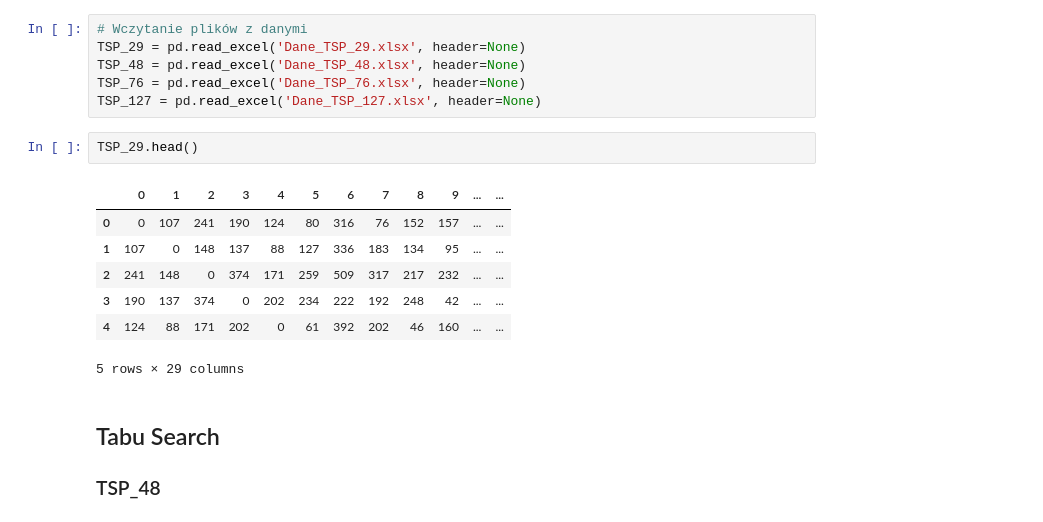
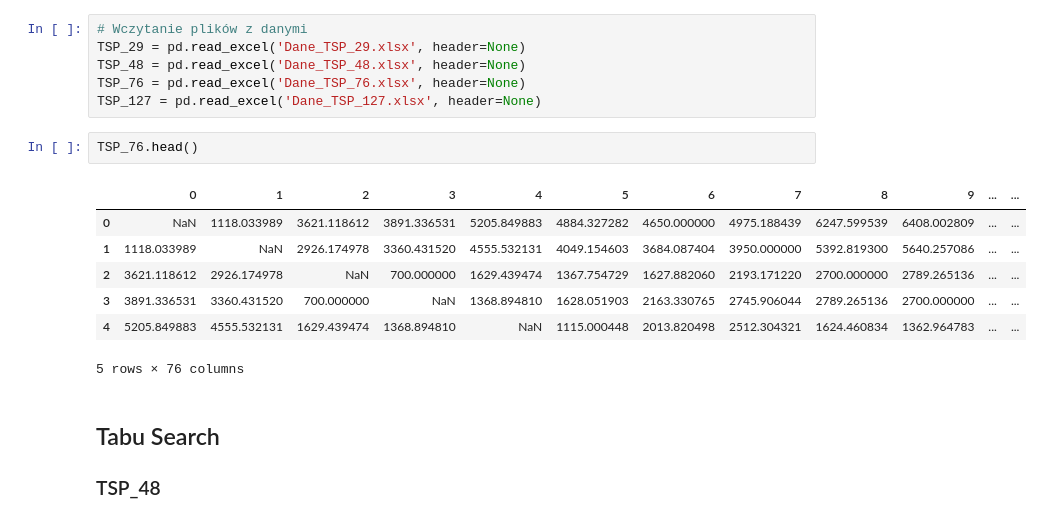
Before and after one commit to Alex4ndro5/ProjektTSP, a Jupyter notebook: Projekt_TSP.ipynb, the cells around one changed output. Drawn from its saved outputs; the diff is of its cells as text.

```diff
--- a/Projekt_TSP.ipynb
+++ b/Projekt_TSP.ipynb
@@ -14,15 +14,15 @@ TSP_48 = pd.read_excel('Dane_TSP_48.xlsx', header=None)
 TSP_76 = pd.read_excel('Dane_TSP_76.xlsx', header=None)
 TSP_127 = pd.read_excel('Dane_TSP_127.xlsx', header=None)
 # %%
-TSP_29.head()
+TSP_76.head()
 # %% [output]
 |  | 0 | 1 | 2 | 3 | 4 | 5 | 6 | 7 | 8 | 9 | ... | ... |
-| 0 | 0 | 107 | 241 | 190 | 124 | 80 | 316 | 76 | 152 | 157 | ... | ... |
-| 1 | 107 | 0 | 148 | 137 | 88 | 127 | 336 | 183 | 134 | 95 | ... | ... |
-| 2 | 241 | 148 | 0 | 374 | 171 | 259 | 509 | 317 | 217 | 232 | ... | ... |
-| 3 | 190 | 137 | 374 | 0 | 202 | 234 | 222 | 192 | 248 | 42 | ... | ... |
-| 4 | 124 | 88 | 171 | 202 | 0 | 61 | 392 | 202 | 46 | 160 | ... | ... |
+| 0 | NaN | 1118.033989 | 3621.118612 | 3891.336531 | 5205.849883 | 4884.327282 | 4650.000000 | 4975.188439 | 6247.599539 | 6408.002809 | ... | ... |
+| 1 | 1118.033989 | NaN | 2926.174978 | 3360.431520 | 4555.532131 | 4049.154603 | 3684.087404 | 3950.000000 | 5392.819300 | 5640.257086 | ... | ... |
+| 2 | 3621.118612 | 2926.174978 | NaN | 700.000000 | 1629.439474 | 1367.754729 | 1627.882060 | 2193.171220 | 2700.000000 | 2789.265136 | ... | ... |
+| 3 | 3891.336531 | 3360.431520 | 700.000000 | NaN | 1368.894810 | 1628.051903 | 2163.330765 | 2745.906044 | 2789.265136 | 2700.000000 | ... | ... |
+| 4 | 5205.849883 | 4555.532131 | 1629.439474 | 1368.894810 | NaN | 1115.000448 | 2013.820498 | 2512.304321 | 1624.460834 | 1362.964783 | ... | ... |
-5 rows × 29 columns
+5 rows × 76 columns
 # %% [markdown]
 ## Tabu Search
 ### TSP_48
```
Also changed, not shown: parts of 6 cells of this notebook, 2 other files.
